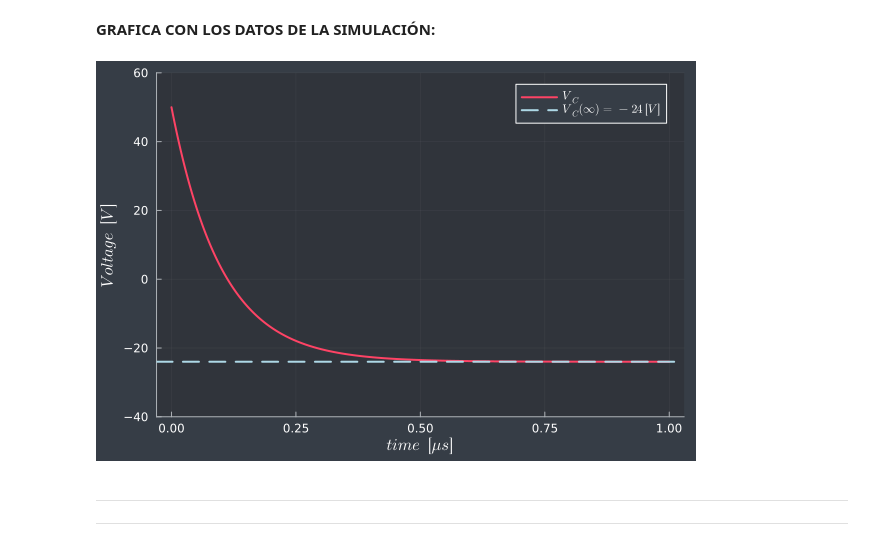
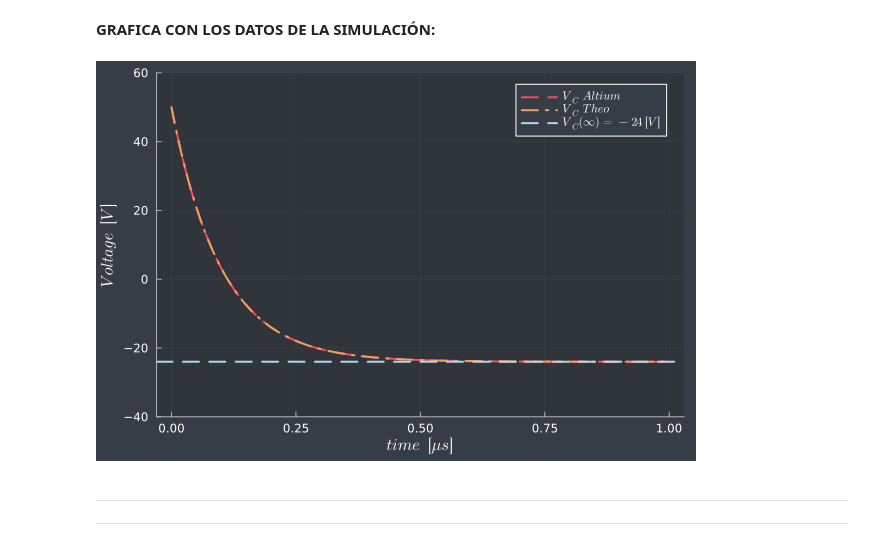
Before and after one commit to JuanP-arcila/Quiz2_electroncs, a Jupyter notebook: Arcila_8_Giraldo_6_Quiz2.ipynb, the cells around one changed output. Cells and saved outputs as stored; diff of their text form; code cells hidden in the pictures.

Commit message:
removed pdf and corrected graphs

```diff
--- a/Arcila_8_Giraldo_6_Quiz2.ipynb
+++ b/Arcila_8_Giraldo_6_Quiz2.ipynb
@@ -111,18 +111,20 @@ $$
 # %%
 #Importamos datos de Altium:
 data1 = CSV.read(path*"/DATA/Quiz2_Altium_circ2.csv", DataFrame)
 t = data1.s
 VC = data1.V_C
+V_C = 74 .* exp.(-1e7 .* t) .- 24
 
-plot(t .* 1e6, VC,
-    xlabel = L"time \ \ [\mu s]", ylabel = L"Voltage \ \ [V]", label = L"V_C",
-    ylims = (-40, 60), lw = 2)
+
+plot(t .* 1e6, [VC, V_C],
+    xlabel = L"time \ \ [\mu s]", ylabel = L"Voltage \ \ [V]", label = [L"V_C \ Altium" L"V_C \ Theo"],
+    ylims = (-40, 60), lw = 2, ls = :auto)
 p1 = hline!([-24], label = L"V_C(\infty) = -24 \ [V]", lw = 2, ls = :dash, color = :lightblue)
 
 savefig(p1, path*"/PLOTS/circuito2.png")
 p1
 # %% [output]
-[figure, old version]
+[figure, new version]
 # %% [markdown]
 ---
 ---
```
Also changed, not shown: parts of 1 cell of this notebook, 3 other files.
